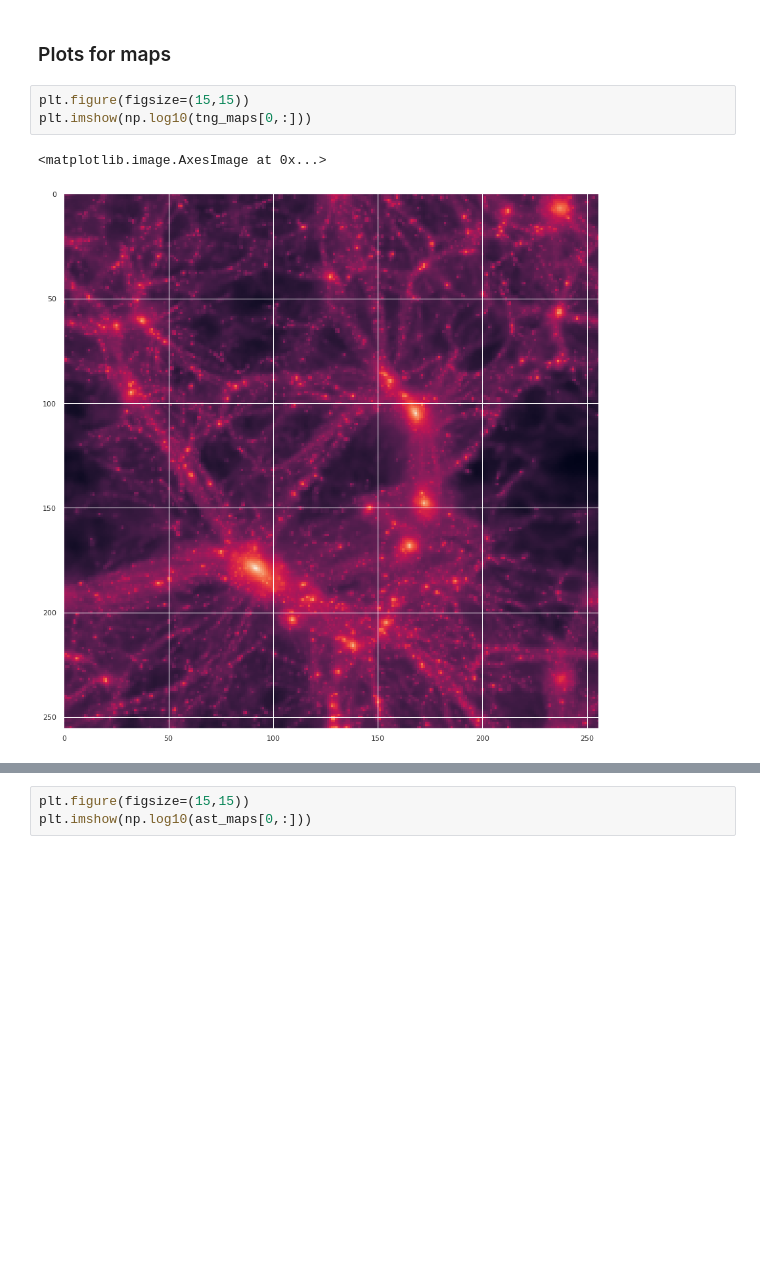
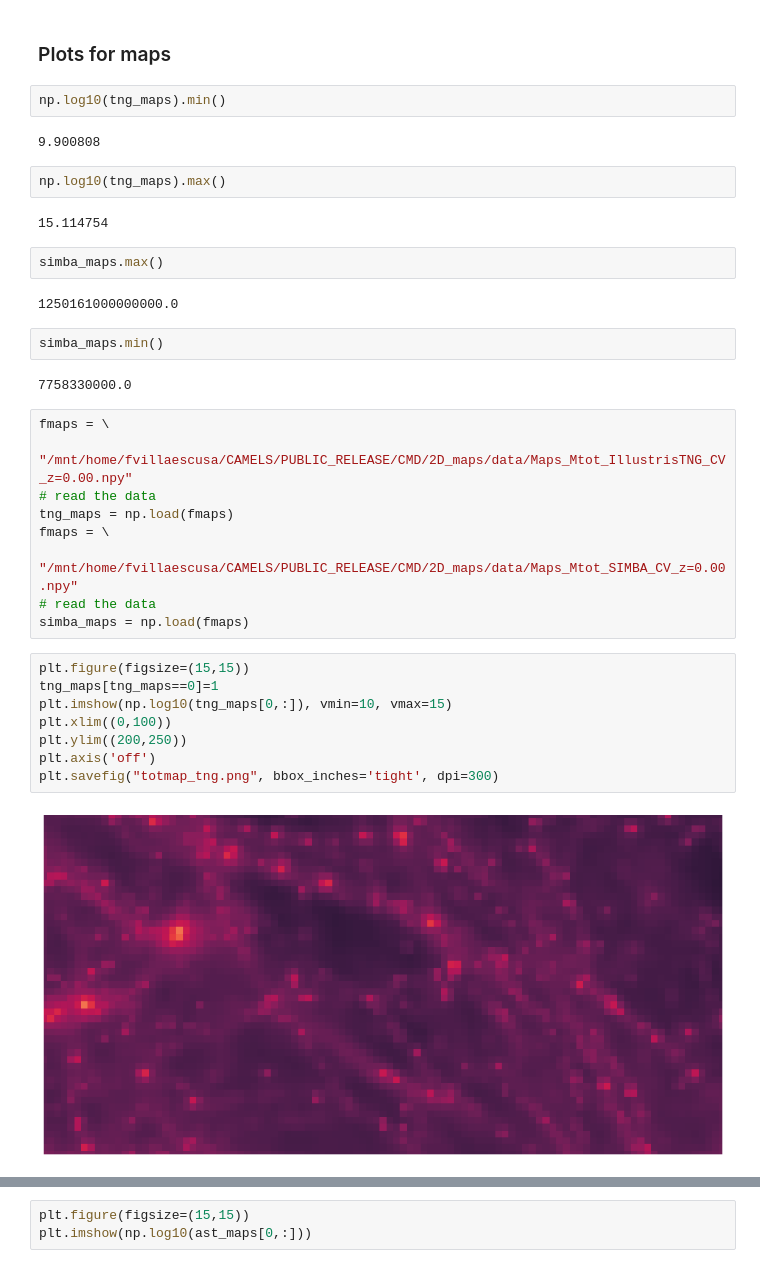
Before and after one commit to YongseokJo/MIEST, a Jupyter notebook: analysis/HYDRO_CV.ipynb, the cells around one changed output, grey strips where cells are left out. Cells and saved outputs as stored; diff of their text form; blank space fills up the shorter version.

```diff
--- a/analysis/HYDRO_CV.ipynb
+++ b/analysis/HYDRO_CV.ipynb
@@ -61,11 +61,40 @@ fparams = '/mnt/home/fvillaescusa/CAMELS/PUBLIC_RELEASE/CMD/2D_maps/data/params_
 sparams = np.loadtxt(fparams)
 # %% [markdown]
 ### Plots for maps
+# %%
+np.log10(tng_maps).min()
+# %% [output]
+9.900808
+# %%
+np.log10(tng_maps).max()
+# %% [output]
+15.114754
+# %%
+simba_maps.max()
+# %% [output]
+1250161000000000.0
+# %%
+simba_maps.min()
+# %% [output]
+7758330000.0
+# %%
+fmaps = \
+        "/mnt/home/fvillaescusa/CAMELS/PUBLIC_RELEASE/CMD/2D_maps/data/Maps_Mtot_IllustrisTNG_CV_z=0.00.npy"
+# read the data
+tng_maps = np.load(fmaps)
+fmaps = \
+        "/mnt/home/fvillaescusa/CAMELS/PUBLIC_RELEASE/CMD/2D_maps/data/Maps_Mtot_SIMBA_CV_z=0.00.npy"
+# read the data
+simba_maps = np.load(fmaps)
 # %%
 plt.figure(figsize=(15,15))
-plt.imshow(np.log10(tng_maps[0,:]))
+tng_maps[tng_maps==0]=1
+plt.imshow(np.log10(tng_maps[0,:]), vmin=10, vmax=15)
+plt.xlim((0,100))
+plt.ylim((200,250))
+plt.axis('off')
+plt.savefig("totmap_tng.png", bbox_inches='tight', dpi=300)
 # %% [output]
-<matplotlib.image.AxesImage at 0x...>
-[figure, old version]
+[figure, new version]
 # %%
 plt.figure(figsize=(15,15))
```
Also changed, not shown: parts of 5 cells of this notebook, 30 other files.
